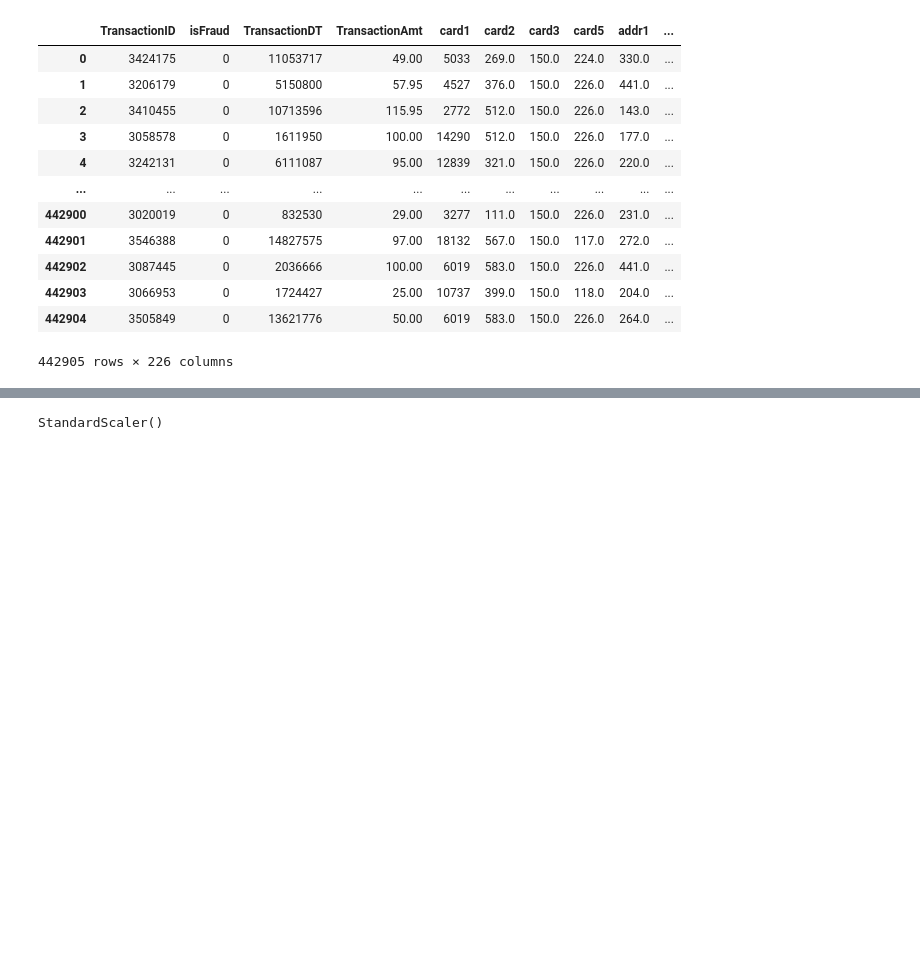
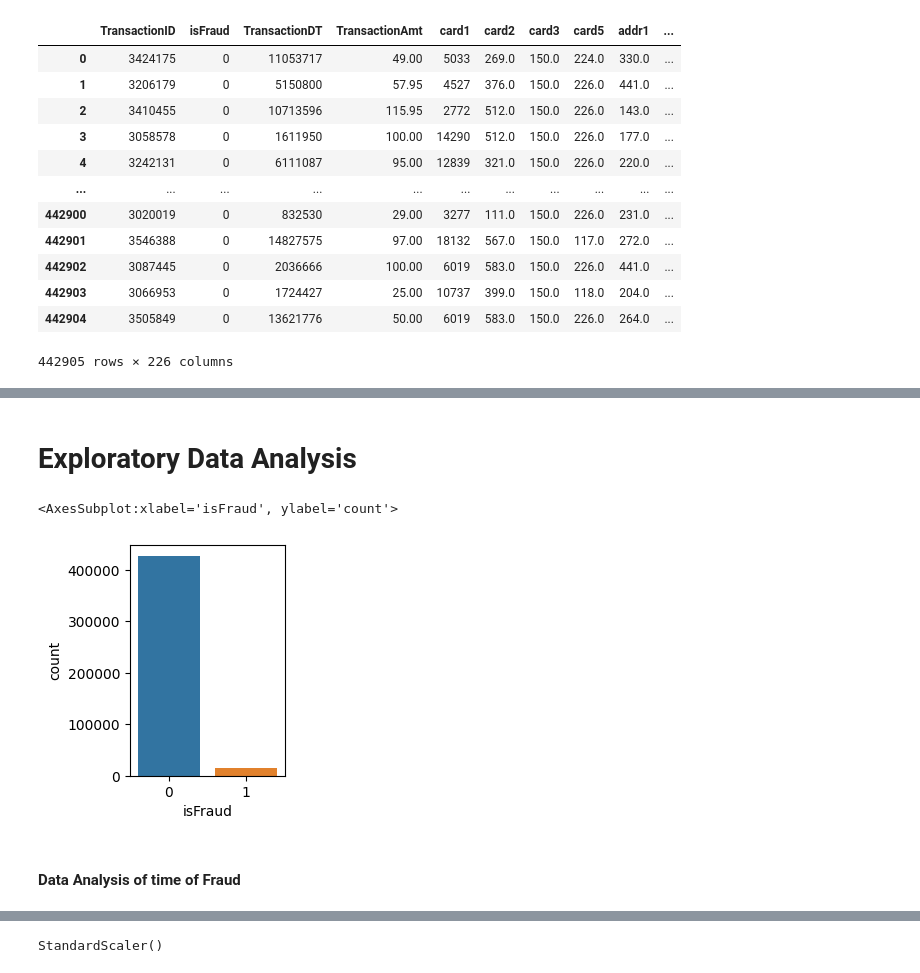
Before and after one commit to sm0223/its_a_fraud_ml, a Jupyter notebook: its-a-fraud.ipynb, the cells around one changed output, grey strips where cells are left out. Saved outputs shown, nothing was run; the diff lists cells and outputs as text; code cells hidden in the pictures; blank space fills up the shorter version.

```diff
--- a/its-a-fraud.ipynb
+++ b/its-a-fraud.ipynb
@@ -242,0 +210,10 @@ one_hot_encoded_data = pd.get_dummies(newdf, columns = ['ProductCD','card4','car
+# %% [markdown]
+# Exploratory Data Analysis
+# %%
+plt.figure(figsize = (2,3))
+sns.countplot(x = newdf['isFraud'], orient = "V")
+# %% [output]
+<AxesSubplot:xlabel='isFraud', ylabel='count'>
+[figure, added]
+# %% [markdown]
+#### Data Analysis of time of Fraud
```
Also changed, not shown: parts of 92 cells of this notebook.
